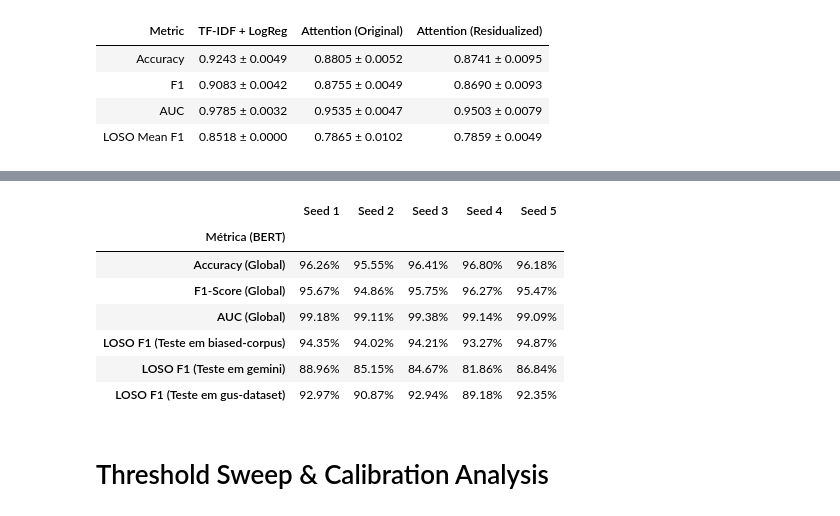
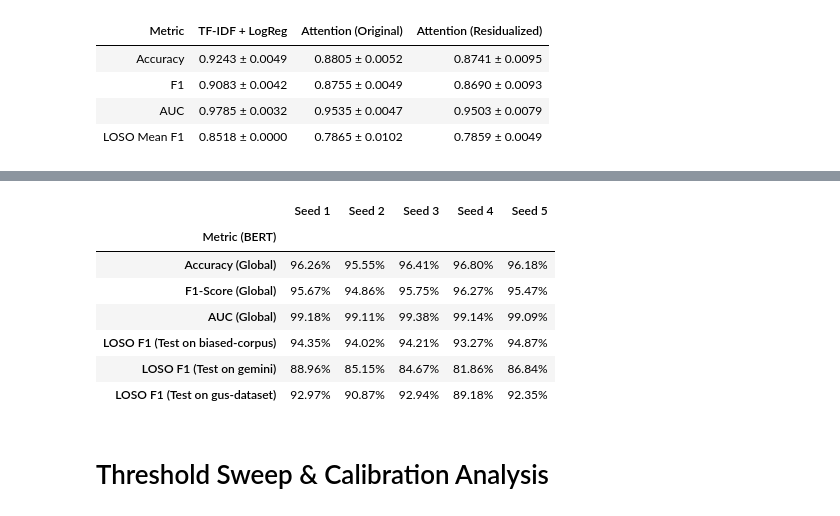
Before and after one commit to pinthoz/bias-audit-srcshift, a Jupyter notebook: 02_attention_pipeline/bert_attention_pipeline.ipynb, the cells around one changed output, grey strips where cells are left out. Drawn from its saved outputs; the diff is of its cells as text; code cells hidden in the pictures.

```diff
--- a/02_attention_pipeline/bert_attention_pipeline.ipynb
+++ b/02_attention_pipeline/bert_attention_pipeline.ipynb
@@ -2936,39 +2932,39 @@ display(styled_df)
 # %%
 import pandas as pd
 from IPython.display import display
 # 1. Load the data
 df_ft = pd.read_csv('df_bert_ft.csv')
 df_loso = pd.read_csv('df_bert_loso.csv')
-# 2. Preparar as métricas gerais (Fine-Tuning)
-# Colocamos as métricas nas linhas e as seeds nas colunas
+# 2. Prepare the overall metrics (fine-tuning)
+# Metrics go in the rows, seeds in the columns
 ft_metrics = df_ft.set_index('seed')[['accuracy', 'f1', 'auc']].T
 ft_metrics.index = ['Accuracy (Global)', 'F1-Score (Global)', 'AUC (Global)']
 # 3. Prepare the LOSO metrics (cross-domain generalization)
 # The pivot crosses source with seed to extract the corresponding F1 value
 loso_metrics = df_loso.pivot(index='source', columns='seed', values='f1')
 loso_metrics.index = [
-    'LOSO F1 (Teste em biased-corpus)',
-    'LOSO F1 (Teste em gemini)',
-    'LOSO F1 (Teste em gus-dataset)'
+    'LOSO F1 (Test on biased-corpus)',
+    'LOSO F1 (Test on gemini)',
+    'LOSO F1 (Test on gus-dataset)'
 ]
-# 4. Juntar as duas tabelas
+# 4. Join the two tables
 df_seeds = pd.concat([ft_metrics, loso_metrics])
-# 5. Limpar os nomes das colunas e do índice
+# 5. Clean up the column and index names
 df_seeds.columns = [f'Seed {int(c)}' for c in df_seeds.columns]
-df_seeds.index.name = 'Métrica (BERT)'
-# 6. Transformar os valores em percentagens e exibir a tabela
-# Multiplicamos por 100 e formatamos com 2 casas decimais e o símbolo %
-tabela_formatada = (df_seeds * 100).style.format("{:.2f}%").set_properties(**{'text-align': 'center'})
-display(tabela_formatada)
+df_seeds.index.name = 'Metric (BERT)'
+# 6. Convert the values to percentages and display the table
+# Multiply by 100 and format with 2 decimals and the % symbol
+formatted_table = (df_seeds * 100).style.format("{:.2f}%").set_properties(**{'text-align': 'center'})
+display(formatted_table)
 # %% [output]
 |  | Seed 1 | Seed 2 | Seed 3 | Seed 4 | Seed 5 |
-| Métrica (BERT) |  |  |  |  |  |
+| Metric (BERT) |  |  |  |  |  |
 | Accuracy (Global) | 96.26% | 95.55% | 96.41% | 96.80% | 96.18% |
 | F1-Score (Global) | 95.67% | 94.86% | 95.75% | 96.27% | 95.47% |
 | AUC (Global) | 99.18% | 99.11% | 99.38% | 99.14% | 99.09% |
-| LOSO F1 (Teste em biased-corpus) | 94.35% | 94.02% | 94.21% | 93.27% | 94.87% |
-| LOSO F1 (Teste em gemini) | 88.96% | 85.15% | 84.67% | 81.86% | 86.84% |
-| LOSO F1 (Teste em gus-dataset) | 92.97% | 90.87% | 92.94% | 89.18% | 92.35% |
+| LOSO F1 (Test on biased-corpus) | 94.35% | 94.02% | 94.21% | 93.27% | 94.87% |
+| LOSO F1 (Test on gemini) | 88.96% | 85.15% | 84.67% | 81.86% | 86.84% |
+| LOSO F1 (Test on gus-dataset) | 92.97% | 90.87% | 92.94% | 89.18% | 92.35% |
 # %% [markdown]
 # Threshold Sweep & Calibration Analysis
 # %%
```
Also changed, not shown: parts of 5 cells of this notebook, 7 other files.
